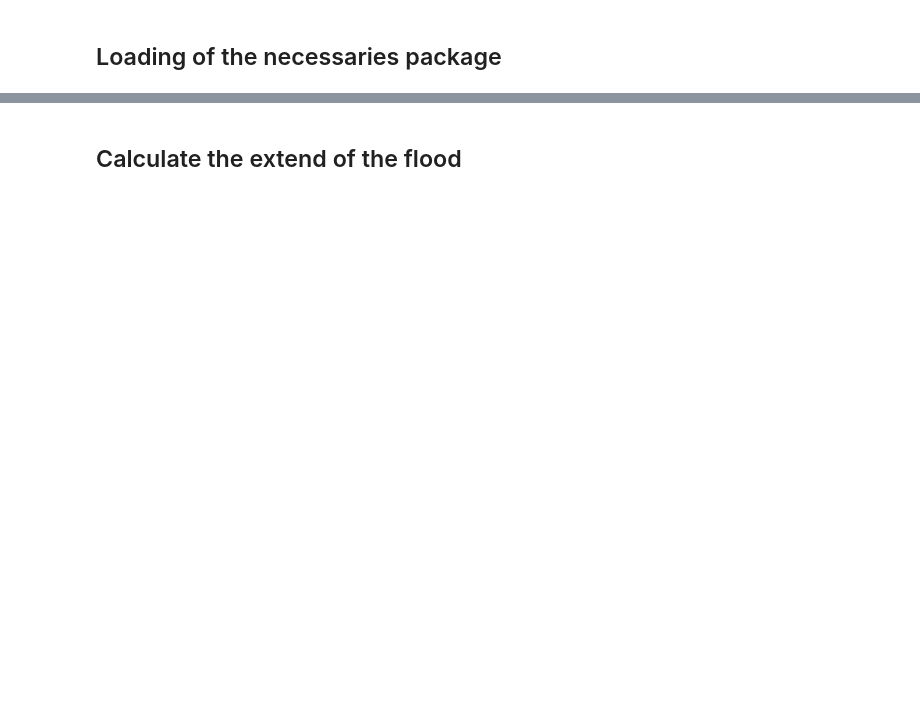
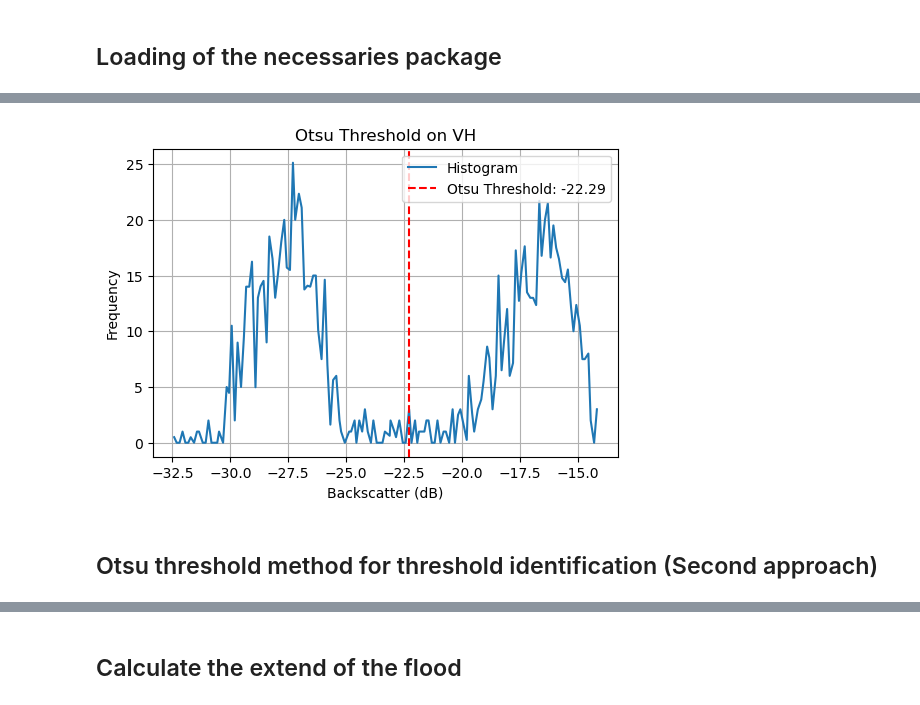
Before and after one commit to fadodo/Flood_mapping, a Jupyter notebook: Flood_mapping.ipynb, the cells around one changed output, grey strips where cells are left out. Cells and saved outputs as stored; diff of their text form; code cells hidden in the pictures; blank space fills up the shorter version.

```diff
--- a/Flood_mapping.ipynb
+++ b/Flood_mapping.ipynb
@@ -176,0 +258,6 @@ map
+# %%
+post_threshold_vh= compute_otsu_threshold(SAR_flood_img_smooth, 'VH', AOI_hist, plot=True)
+# %% [output]
+[figure, added]
+# %% [markdown]
+## Otsu threshold method for threshold identification (Second approach)
```
Also changed, not shown: parts of 84 cells of this notebook.
